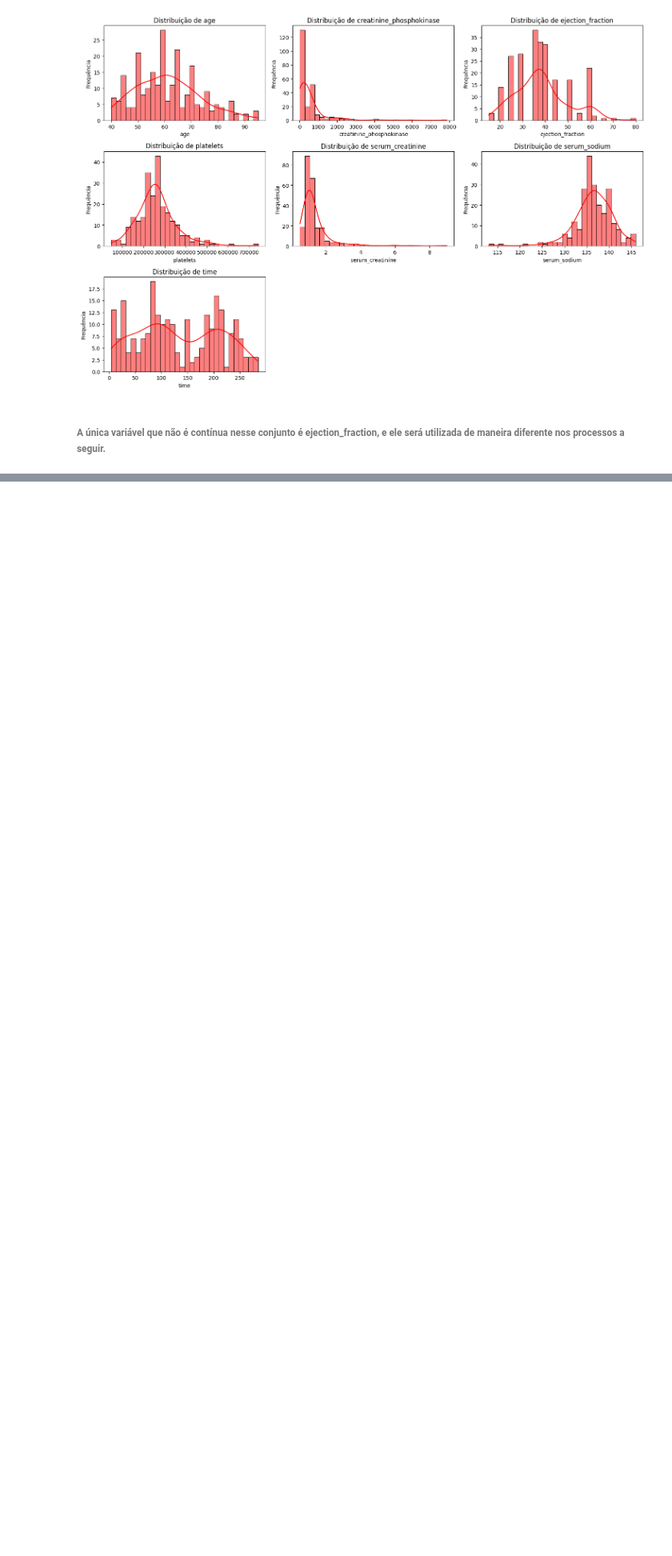
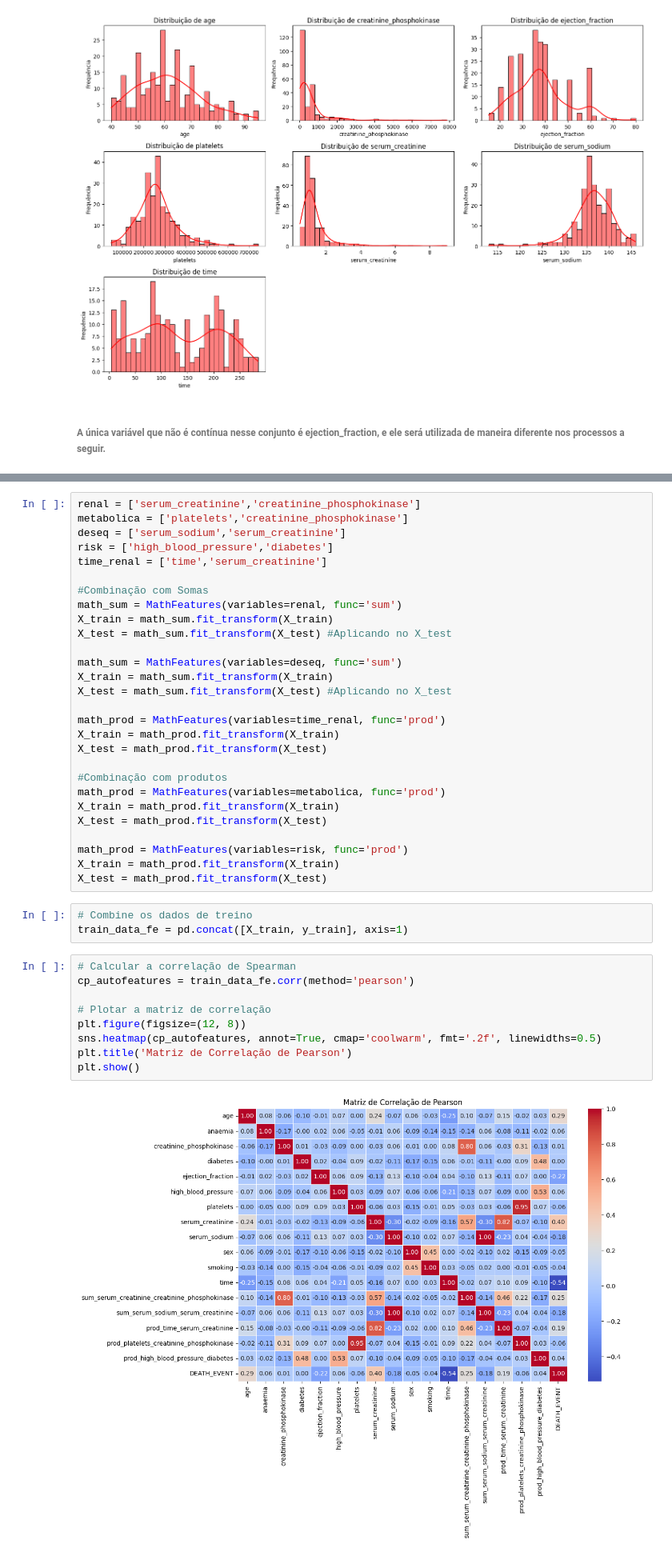
Before and after one commit to BrunoMorimoto/Modelos-de-Classificacao, a Jupyter notebook: src/modelo.ipynb, the cells around one changed output, grey strips where cells are left out. Shown at 80% size. Saved outputs shown, nothing was run; the diff lists cells and outputs as text; blank space fills up the shorter version.

```diff
--- a/src/modelo.ipynb
+++ b/src/modelo.ipynb
@@ -189,0 +262,42 @@ flags_st = ['anaemia','diabetes','high_blood_pressure','sex','smoking']
+# %%
+renal = ['serum_creatinine','creatinine_phosphokinase']
+metabolica = ['platelets','creatinine_phosphokinase']
+deseq = ['serum_sodium','serum_creatinine']
+risk = ['high_blood_pressure','diabetes']
+time_renal = ['time','serum_creatinine']
+
+#Combinação com Somas
+math_sum = MathFeatures(variables=renal, func='sum')
+X_train = math_sum.fit_transform(X_train)
+X_test = math_sum.fit_transform(X_test) #Aplicando no X_test
+
+math_sum = MathFeatures(variables=deseq, func='sum')
+X_train = math_sum.fit_transform(X_train)
+X_test = math_sum.fit_transform(X_test) #Aplicando no X_test
+
+math_prod = MathFeatures(variables=time_renal, func='prod')
+X_train = math_prod.fit_transform(X_train)
+X_test = math_prod.fit_transform(X_test)
+
+#Combinação com produtos
+math_prod = MathFeatures(variables=metabolica, func='prod')
+X_train = math_prod.fit_transform(X_train)
+X_test = math_prod.fit_transform(X_test)
+
+math_prod = MathFeatures(variables=risk, func='prod')
+X_train = math_prod.fit_transform(X_train)
+X_test = math_prod.fit_transform(X_test)
+# %%
+# Combine os dados de treino
+train_data_fe = pd.concat([X_train, y_train], axis=1)
+# %%
+# Calcular a correlação de Spearman
+cp_autofeatures = train_data_fe.corr(method='pearson')
+
+# Plotar a matriz de correlação
+plt.figure(figsize=(12, 8))
+sns.heatmap(cp_autofeatures, annot=True, cmap='coolwarm', fmt='.2f', linewidths=0.5)
+plt.title('Matriz de Correlação de Pearson')
+plt.show()
+# %% [output]
+[figure, added]
```
Also changed, not shown: parts of 36 cells of this notebook.
